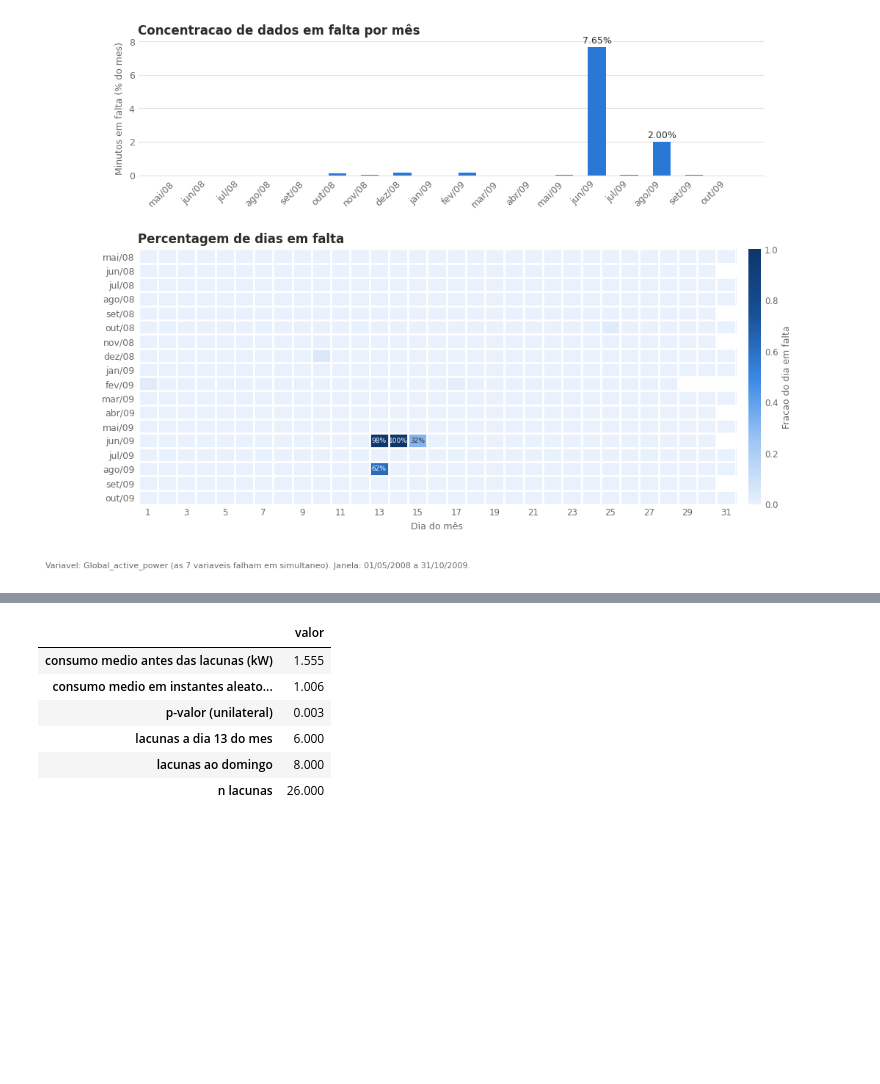
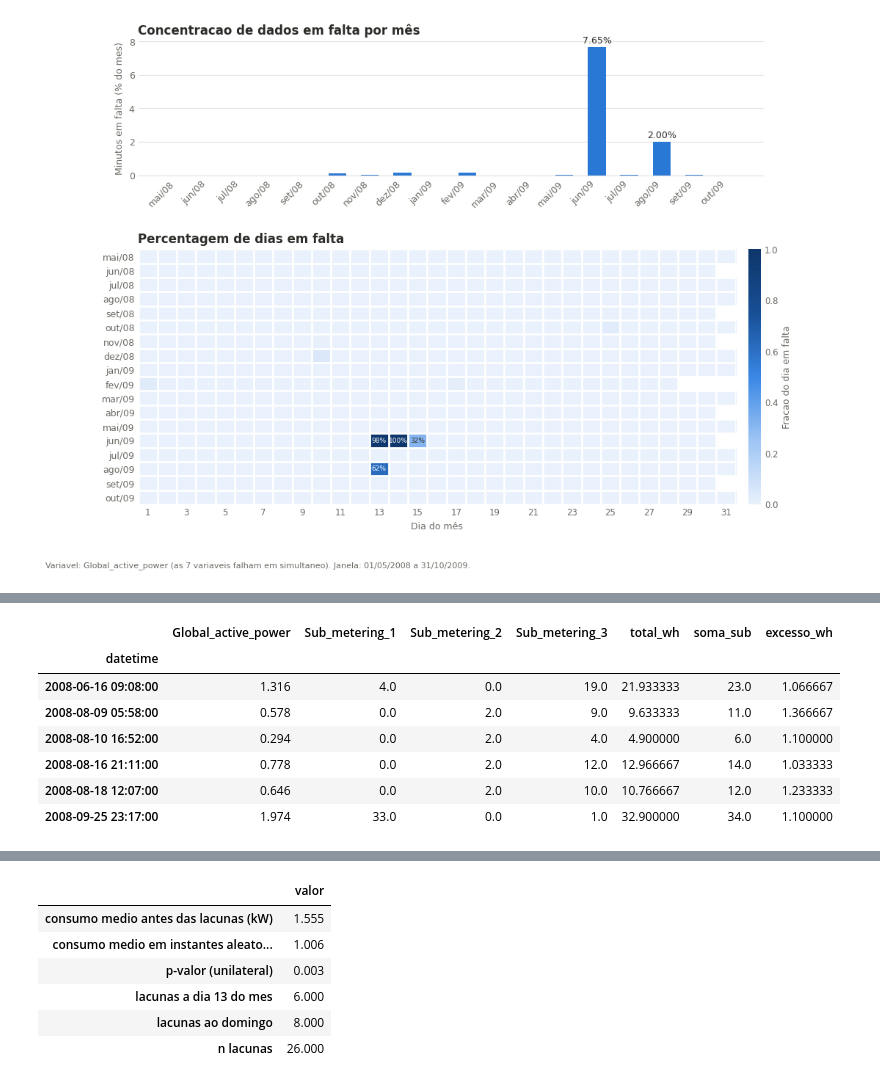
Before and after one commit to leonorrebola9/LusoEnergy_Project, a Jupyter notebook: 01_parteI_II.ipynb, the cells around one changed output, grey strips where cells are left out. Cells and saved outputs as stored; diff of their text form; code cells hidden in the pictures; blank space fills up the shorter version.

```diff
--- a/01_parteI_II.ipynb
+++ b/01_parteI_II.ipynb
@@ -210,0 +221,27 @@ plt.show()
+# %%
+def candidatos_erro(df):
+    """Devolve (resumo, dict de máscaras booleanas) com as linhas suspeitas por regra."""
+    sub = df[["Sub_metering_1", "Sub_metering_2", "Sub_metering_3"]]
+    aparente = df["Voltage"] * df["Global_intensity"] / 1000   # kVA
+    total_wh = df["Global_active_power"] * 1000 / 60
+
+    regras = {
+        # Impossíveis
+        "negativos": (df < 0).any(axis=1),
+        "tensao_fora_207_254": ~df["Voltage"].between(207, 254) & df["Voltage"].notna(),
+        "potencia_acima_12kW": df["Global_active_power"] > 12,
+        "intensidade_acima_50A": df["Global_intensity"] > 50,
+        "submedicao_acima_180Wh": (sub > 180).any(axis=1),
+        # Incoerências entre variáveis (com folga para a resolução da corrente)
+        "ativa_maior_que_aparente": df["Global_active_power"] > aparente * 1.05 + 0.05,
+        "submedicoes_maiores_que_total": sub.sum(axis=1) > total_wh + 1,
+        "reativa_maior_que_aparente": df["Global_reactive_power"] > aparente * 1.05 + 0.05,
+    }
+    resumo = pd.Series({k: int(v.sum()) for k, v in regras.items()}, name="n_linhas")
+    return resumo, regras
+
+resumo, regras = candidatos_erro(df)
+print(resumo)
+
+# Todas as linhas suspeitas, com a regra que as apanhou
+suspeitas = pd.concat({k: df[m] for k, m in regras.items() if m.any()}, names=["regra"])
@@ -211 +258,22 @@ plt.show()
+# %%
+# Linhas com submedições maiores que o total (kWh)
+
+m = regras["submedicoes_maiores_que_total"]
+
+casos = df[m].copy()
+casos["total_wh"] = casos["Global_active_power"] * 1000 / 60
+casos["soma_sub"] = casos[["Sub_metering_1", "Sub_metering_2", "Sub_metering_3"]].sum(axis=1)
+casos["excesso_wh"] = casos["soma_sub"] - casos["total_wh"]
+
+casos[["Global_active_power", "Sub_metering_1", "Sub_metering_2", "Sub_metering_3",
+       "total_wh", "soma_sub", "excesso_wh"]]
+# %% [output]
+|  | Global_active_power | Sub_metering_1 | Sub_metering_2 | Sub_metering_3 | total_wh | soma_sub | excesso_wh |
+| datetime |  |  |  |  |  |  |  |
+| 2008-06-16 09:08:00 | 1.316 | 4.0 | 0.0 | 19.0 | 21.933333 | 23.0 | 1.066667 |
+| 2008-08-09 05:58:00 | 0.578 | 0.0 | 2.0 | 9.0 | 9.633333 | 11.0 | 1.366667 |
+| 2008-08-10 16:52:00 | 0.294 | 0.0 | 2.0 | 4.0 | 4.900000 | 6.0 | 1.100000 |
+| 2008-08-16 21:11:00 | 0.778 | 0.0 | 2.0 | 12.0 | 12.966667 | 14.0 | 1.033333 |
+| 2008-08-18 12:07:00 | 0.646 | 0.0 | 2.0 | 10.0 | 10.766667 | 12.0 | 1.233333 |
+| 2008-09-25 23:17:00 | 1.974 | 33.0 | 0.0 | 1.0 | 32.900000 | 34.0 | 1.100000 |
 # %% [markdown]
```
Also changed, not shown: parts of 12 cells of this notebook, 3 other files.
